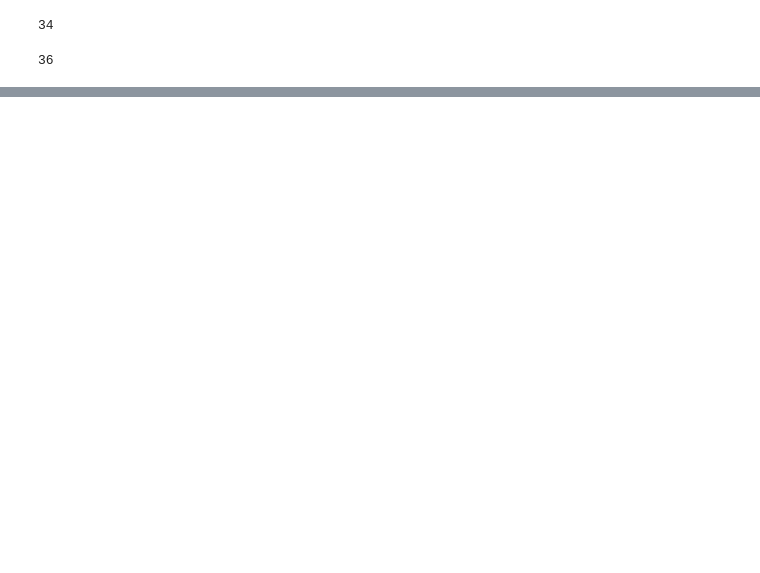
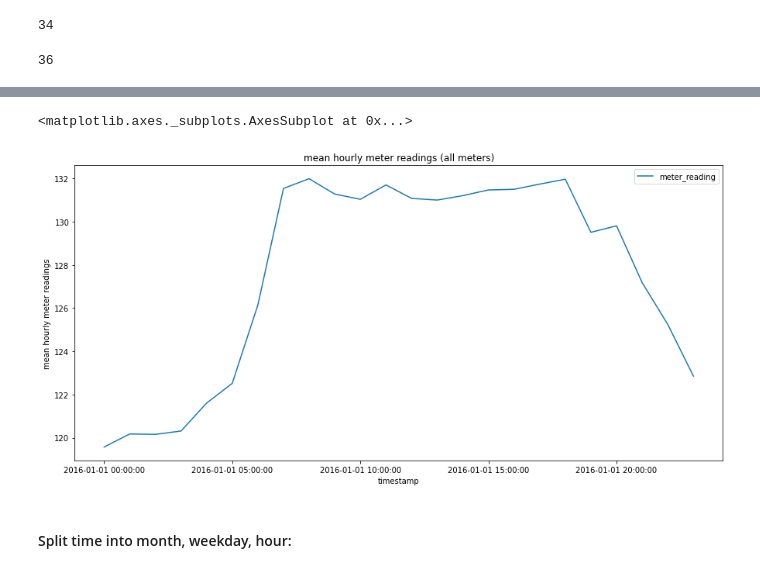
Before and after one commit to TamaraSumarac/6.862_MachineLearningProject, a Jupyter notebook: BuildingEnergyConsumption/Code/LinearRegression.ipynb, the cells around one changed output, grey strips where cells are left out. Cells and saved outputs as stored; diff of their text form; code cells hidden in the pictures; blank space fills up the shorter version.

```diff
--- a/BuildingEnergyConsumption/Code/LinearRegression.ipynb
+++ b/BuildingEnergyConsumption/Code/LinearRegression.ipynb
@@ -153,0 +123,9 @@ normalizer = preprocessing.Normalization()
+# %%
+pd_init_elect_fm = pd_init_elect.loc[pd.to_datetime(pd_init_elect["timestamp"]) < datetime.datetime(2016, 1, 2)]
+# %%
+pd_init_elect_fm.groupby(by = "timestamp").mean().filter(["timestamp", "meter_reading"]).plot(figsize =(15,7), ylabel = "mean hourly meter readings", title = "mean hourly meter readings (all meters)")
+# %% [output]
+<matplotlib.axes._subplots.AxesSubplot at 0x...>
+[figure, added]
+# %% [markdown]
+#### Split time into month, weekday, hour:
```
Also changed, not shown: parts of 70 cells of this notebook.
